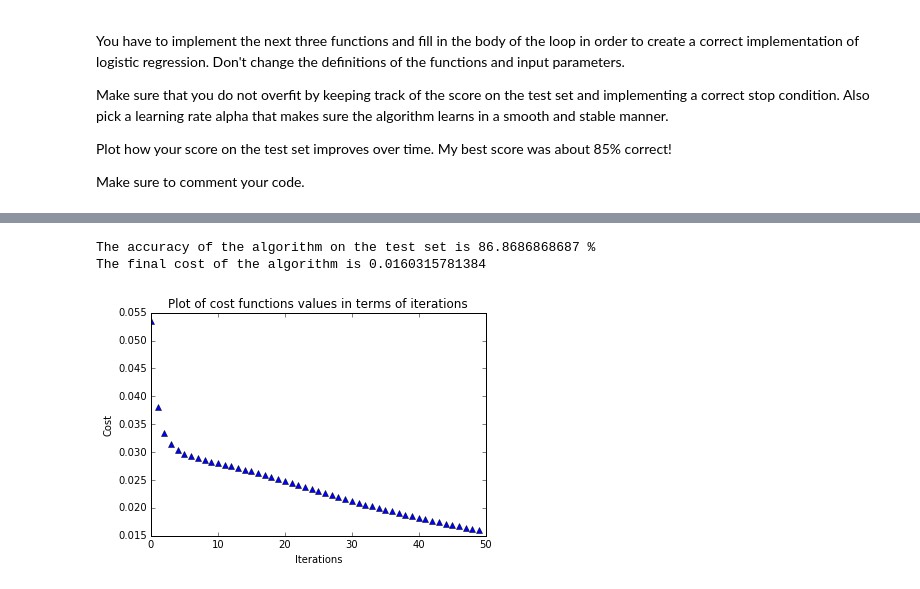
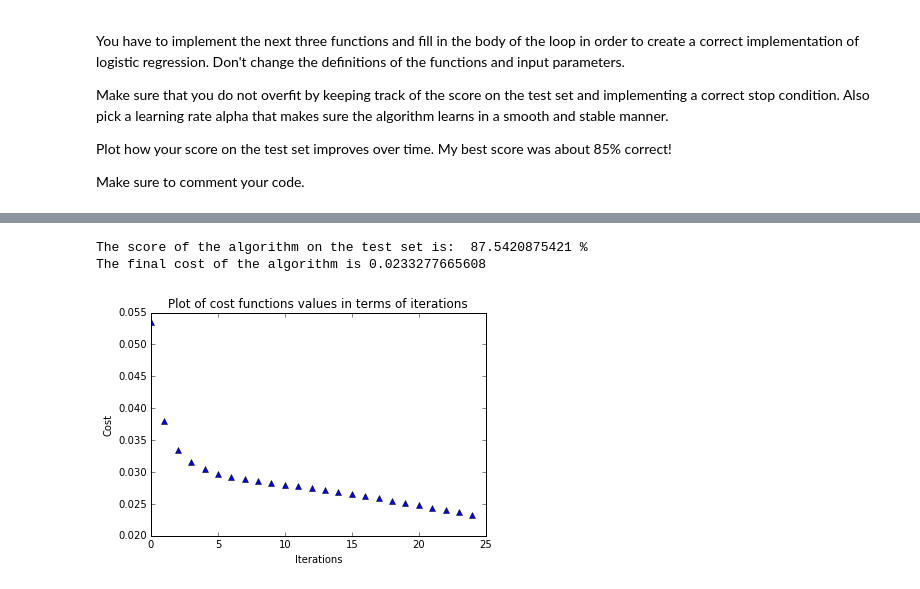
Before and after one commit to PhilipHartout/MachineLearning, a Jupyter notebook: ProgrammingAssignments/2-assignment.ipynb, the cells around one changed output, grey strips where cells are left out. Drawn from its saved outputs; the diff is of its cells as text; code cells hidden in the pictures.

Commit message:
Last upload: commented version of the second programming assignment

```diff
--- a/ProgrammingAssignments/2-assignment.ipynb
+++ b/ProgrammingAssignments/2-assignment.ipynb
@@ -120,45 +71,79 @@ if accuracy_new < accuracy_old:
 # %%
 #Choose a suitable learning rate
 alpha = 0.03
-iterations = 50
+iterations = 25
 theta = np.zeros((64,10))
 
 #It is important to check that you're not overfitting by testing your prediction on a testset
 x = np.reshape(digits.images[:1500],(1500,64))
 x_test = np.reshape(digits.images[1500:],(297,64))
 
+#Defines the targets to assess the cost on the training set and the accuracy on the test set.
 target = digits.target[:1500]
 target_test = digits.target[1500:]
 
-prediction = []
+#Some value initialisation which will use (and explain) afterwards
+score_old = 0
 cost_values = []
-accuracy_old = 0
-for i in range(iterations):
+i = 0
+
+
+#A while loop seems to be more convenient in the event that the loop is
+#interrupted to plot the graph and display error messages.
+while i < iterations:
+    i = i + 1
+
+    #First loop over the training set x to learn from it.
     for j in range(x.shape[0]):
+        #Calling the prediction_function and plugging a linearised form of the image
+        #(the image is 8x8 so a vector with all the pixel values has length 64).
         x_predict = prediction_function(x[j,:],theta)
+
+        #Creates target vector. The index of the number 1 determines the class of the image
         y = np.zeros(10)
         y[target[j]] = 1
+
+        #Runs gradient desdent alogrithm compute_gradient is transposed to allow vector multiplications.
         theta = theta - alpha * compute_gradient(x_predict,y,x[j,:]).T
+
+    #Saves cost value
     cost_values.append(cost_function(x_predict, y))
 
-for k in range(x_test.shape[0]):
-    x_predict_test = prediction_function(x_test[k,:], theta)
-    if argmax(x_predict_test) == target_test[k]:
-        prediction.append(1)
-    else:
-        prediction.append(0)
+    #Second part of each iteration to assess the accuracy of the learning algorithm starts here
 
-accuracy = float(sum(prediction)) / float(x_test.shape[0])
+    #score is a list emptied at each iteration to start assessment anew every iteraction
+    score = []
+    #Second loop to assess the accuracy of the algorithm on the training set x_test
+    for k in range(x_test.shape[0]):
+        #Runs prediction on the test set
+        x_predict_test = prediction_function(x_test[k,:], theta)
 
-print "The accuracy of the algorithm on the test set is", accuracy*100, "%"
+        #Checks accuracy of prediction_function on x_test (i.e. if index of maximum value equals target_test)
+        if argmax(x_predict_test) == target_test[k]:
+            score.append(1)
+        else:
+            score.append(0)
+    #Computes the score of the prediction function on the training set
+    score_new = float(sum(score)) / float(len(score))*100
+
+    #Breaks the loop to avoid overfitting if the score decreases, and warns the user where the overfitting occured
+    if score_new < score_old:
+        print "Error: the accuracy hasn't increased after running the", i,"th iteration. Forced to stop to avoid overfitting."
+        break
+    #Updates the score after comparison
+    score_old = score_new
+
+#Prints final score and cost
+print "The score of the algorithm on the test set is: ", score_new, "%"
 print "The final cost of the algorithm is", cost_function(x_predict, y)
 
-plt.plot(range(iterations),cost_values, '^')
+#Plots the cost function of the fit
+plt.plot(range(i),cost_values, '^')
 plt.title('Plot of cost functions values in terms of iterations')
 plt.ylabel('Cost')
 plt.xlabel('Iterations')
 plt.show()
 # %% [output]
-The accuracy of the algorithm on the test set is 86.8686868687 %
-The final cost of the algorithm is 0.0160315781384
+The score of the algorithm on the test set is:  87.5420875421 %
+The final cost of the algorithm is 0.0233277665608
-[figure, old version]
+[figure, new version]
```
Also changed, not shown: parts of 5 cells of this notebook.
